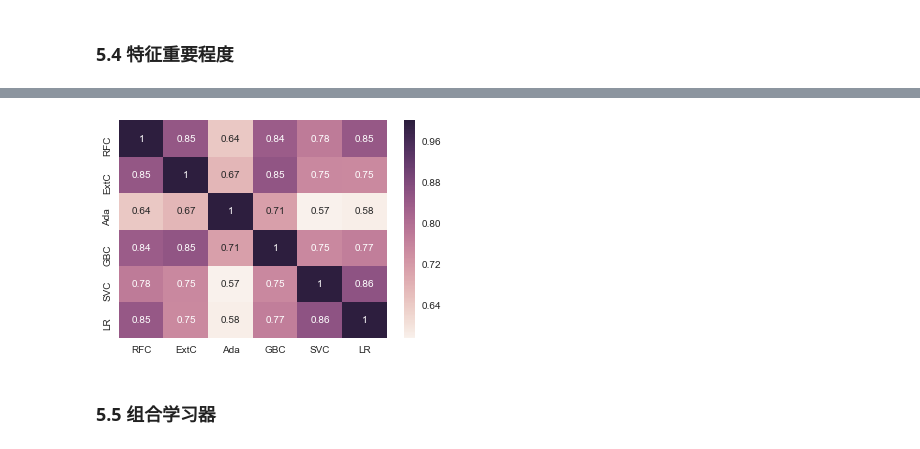
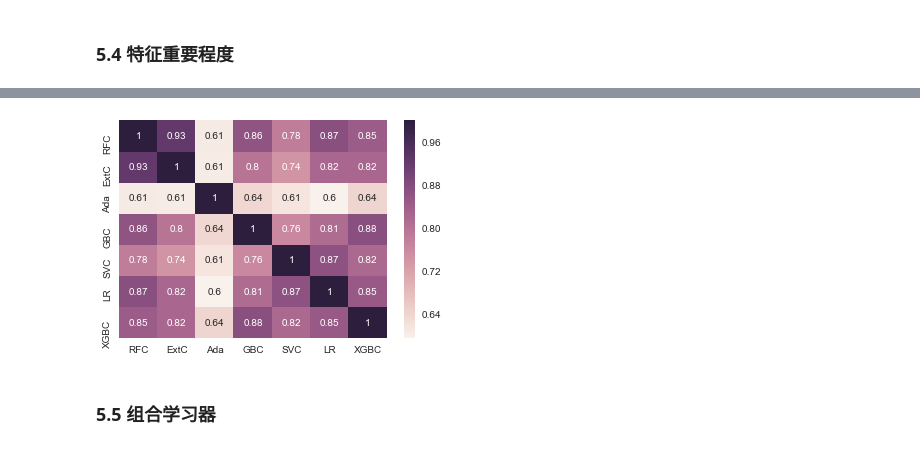
Before and after one commit to coder-ss/ml-learn, a Jupyter notebook: kaggle/Titanic/yassineghouzam.ipynb, the cells around one changed output, grey strips where cells are left out. Drawn from its saved outputs; the diff is of its cells as text; code cells hidden in the pictures.

```diff
--- a/kaggle/Titanic/yassineghouzam.ipynb
+++ b/kaggle/Titanic/yassineghouzam.ipynb
@@ -202,7 +202,7 @@ Q    90.0000
 S    52.0000
 Name: Fare, dtype: float64
 # %%
-full_df.loc[full_df['Embarked'].isnull(), 'Embarked'] = 'S'
+full_df.loc[full_df['Embarked'].isnull(), 'Embarked'] = 'C'
 # %% [markdown]
 ### 2.2 Fare
 
@@ -745,0 +748,20 @@ Fitting 10 folds for each of 28 candidates, totalling 280 fits
+# %%
+### SVC classifier
+XGBC = XGBClassifier({'seed':0, 'colsample_bytree': 0.8, 'objective': 'binary:logistic'})
+xgb_param_grid = {
+    'random_state': [0],
+    'min_child_weight': [5],
+    'max_depth': [3],
+    'learning_rate': [0.01, 0.1],
+    'n_estimators': [100, 1000],
+    'subsample': [1]
+}
+
+gsXGBC = GridSearchCV(XGBC, param_grid = xgb_param_grid, cv=kfold, scoring="accuracy", n_jobs= 4, verbose = 1)
+
+gsXGBC.fit(X, y)
+
+XGBC_best = gsXGBC.best_estimator_
+
+# Best score
+gsXGBC.best_score_
@@ -814,19 +842,22 @@ for row in range(nrows):
 # %%
 test_Survived_RFC = pd.Series(RFC_best.predict(test), name="RFC")
 test_Survived_ExtC = pd.Series(ExtC_best.predict(test), name="ExtC")
 test_Survived_SVMC = pd.Series(SVMC_best.predict(test), name="SVC")
 test_Survived_AdaC = pd.Series(ada_best.predict(test), name="Ada")
 test_Survived_GBC = pd.Series(GBC_best.predict(test), name="GBC")
 test_Survived_LR = pd.Series(LR_best.predict(test), name="LR")
+test_Survived_XGBC = pd.Series(XGBC_best.predict(test), name="XGBC")
 
 
 # Concatenate all classifier results
-ensemble_results = pd.concat([test_Survived_RFC,test_Survived_ExtC,test_Survived_AdaC,test_Survived_GBC, test_Survived_SVMC, test_Survived_LR],axis=1)
+ensemble_results = pd.concat([test_Survived_RFC,test_Survived_ExtC,test_Survived_AdaC,
+                              test_Survived_GBC, test_Survived_SVMC, test_Survived_LR, test_Survived_XGBC],
+                             axis=1)
 
 
 g= sns.heatmap(ensemble_results.corr(),annot=True)
 # %% [output]
-[figure, old version]
+[figure, new version]
 # %% [markdown]
 ### 5.5 组合学习器
 # %%
```
Also changed, not shown: parts of 13 cells of this notebook, 1 other file.
